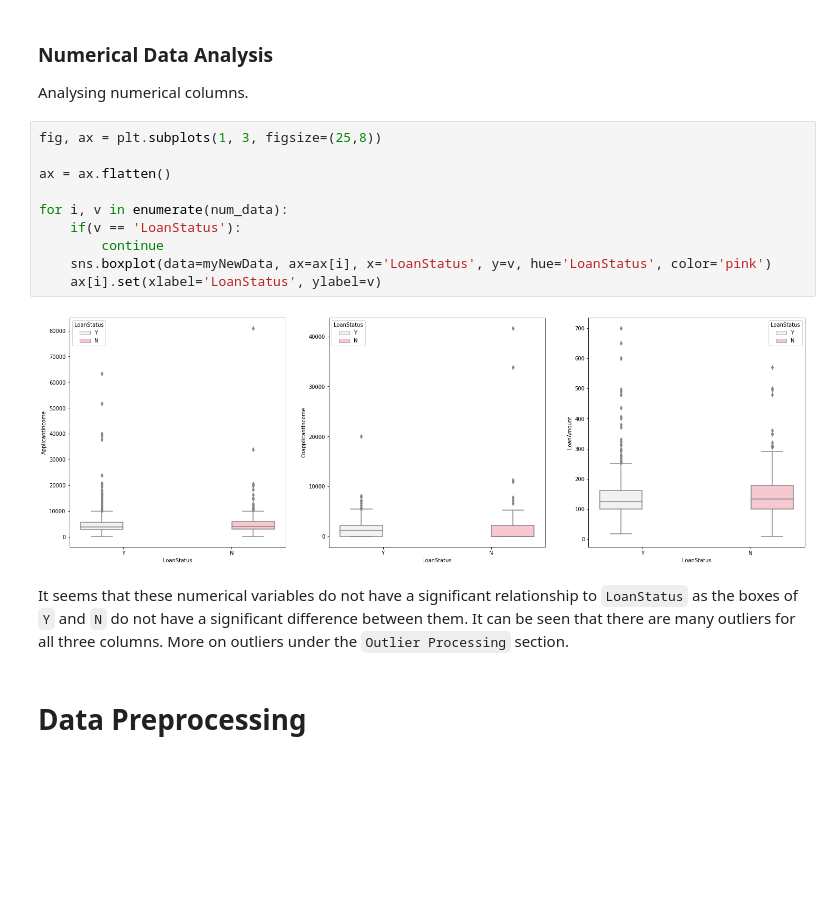
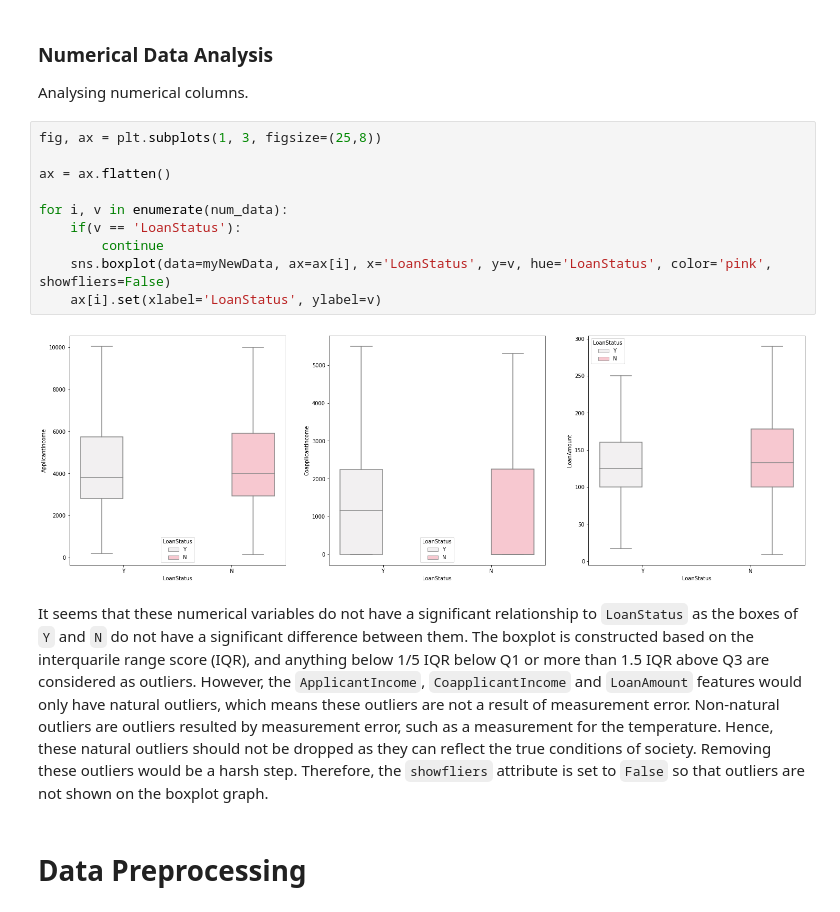
Before and after one commit to lianaling/ds-dec2021, a Jupyter notebook: my_analytics.ipynb, the cells around one changed output. Drawn from its saved outputs; the diff is of its cells as text; blank space fills up the shorter version.

```diff
--- a/my_analytics.ipynb
+++ b/my_analytics.ipynb
@@ -177,17 +182,17 @@ Analysing numerical columns.
 # %%
 fig, ax = plt.subplots(1, 3, figsize=(25,8))
 
 ax = ax.flatten()
 
 for i, v in enumerate(num_data):
     if(v == 'LoanStatus'):
         continue
-    sns.boxplot(data=myNewData, ax=ax[i], x='LoanStatus', y=v, hue='LoanStatus', color='pink')
+    sns.boxplot(data=myNewData, ax=ax[i], x='LoanStatus', y=v, hue='LoanStatus', color='pink', showfliers=False)
     ax[i].set(xlabel='LoanStatus', ylabel=v)
 # %% [output]
-[figure, old version]
+[figure, new version]
-# %% [markdown]
-It seems that these numerical variables do not have a significant relationship to `LoanStatus` as the boxes of `Y` and `N` do not have a significant difference between them. It can be seen that there are many outliers for all three columns. More on outliers under the `Outlier Processing` section.
+# %% [markdown]
+It seems that these numerical variables do not have a significant relationship to `LoanStatus` as the boxes of `Y` and `N` do not have a significant difference between them. The boxplot is constructed based on the interquarile range score (IQR), and anything below 1/5 IQR below Q1 or more than 1.5 IQR above Q3 are considered as outliers. However,  the `ApplicantIncome`, `CoapplicantIncome` and `LoanAmount` features would only have natural outliers, which means these outliers are not a result of measurement error. Non-natural outliers are outliers resulted by measurement error, such as a measurement for the temperature. Hence, these natural outliers should not be dropped as they can reflect the true conditions of society. Removing these outliers would be a harsh step. Therefore, the `showfliers` attribute is set to `False` so that outliers are not shown on the boxplot graph.
 # %% [markdown]
 # Data Preprocessing
 # %% [markdown]
```
Also changed, not shown: parts of 31 cells of this notebook.
